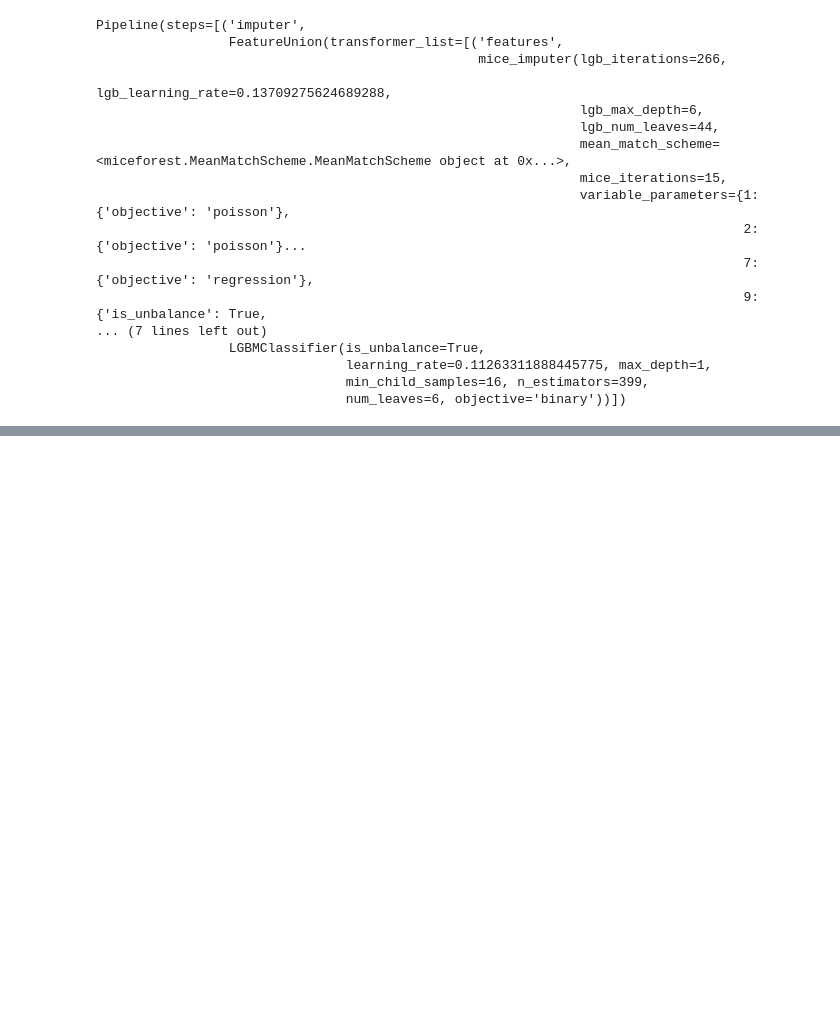
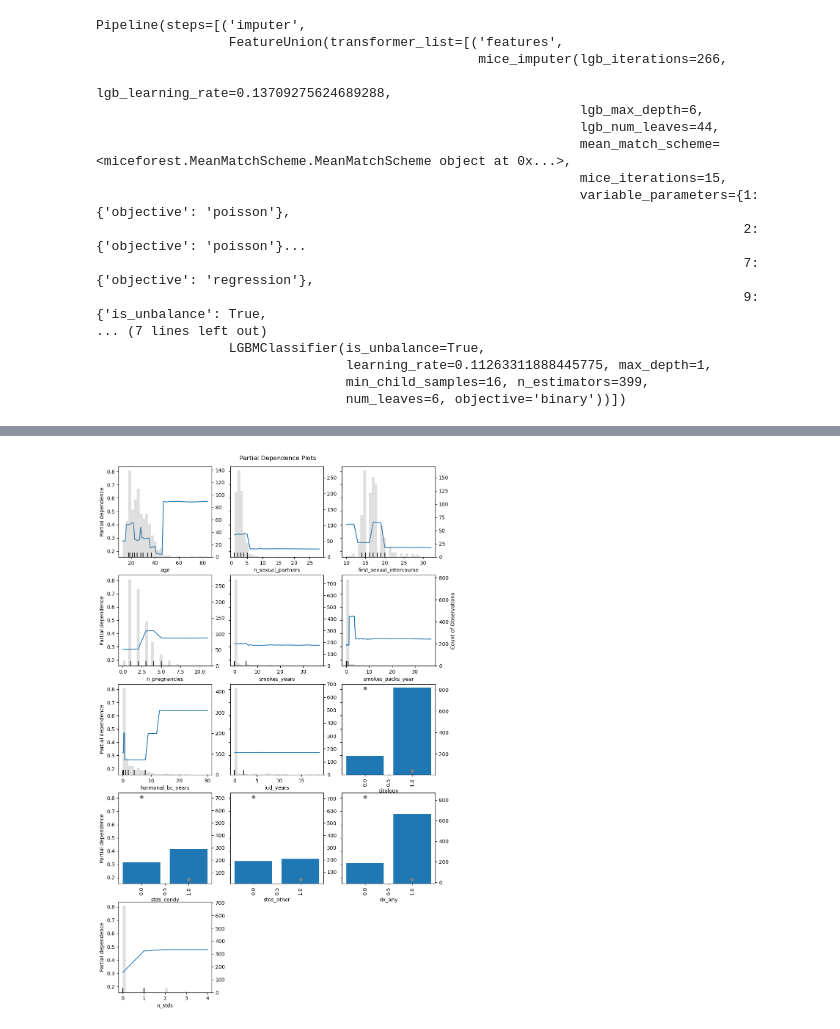
Before and after one commit to jmniehaus/cervical_cancer, a Jupyter notebook: cervical.ipynb, the cells around one changed output, grey strips where cells are left out. Cells and saved outputs as stored; diff of their text form; code cells hidden in the pictures; blank space fills up the shorter version.

```diff
--- a/cervical.ipynb
+++ b/cervical.ipynb
@@ -743,0 +698,27 @@ x
+# %%
+mpl.rcParams['figure.figsize'] = [10, 16]
+
+is_cat = x.apply(func = lambda x: x.nunique() == 2)
+
+pdep = PartialDependenceDisplay.from_estimator(final, x, features = x.columns.values, grid_resolution=1000, categorical_features=is_cat, n_jobs = -1)
+
+fts = np.array(pdep.features).flatten()
+ft_names = x.columns.values[fts]
+
+for ax, var, ft_ind in zip(pdep.axes_.ravel(), ft_names, fts):
+
+    sec_ax = ax.twinx()
+
+
+    if ft_ind == 5:
+        sec_ax.set_ylabel("Count of Observations")
+
+    if is_cat[ft_ind]:
+        sec_ax.scatter(x = [0, 1], y = x.groupby(var)[var].count(), c='grey')
+    else:
+        sec_ax.hist(x[var], bins = 30, color = 'grey', alpha = .25)
+
+plt.suptitle("Partial Dependence Plots")
+plt.tight_layout(rect=[0, 0.03, 1, 0.99])
+# %% [output]
+[figure, added]
```
Also changed, not shown: parts of 11 cells of this notebook.
